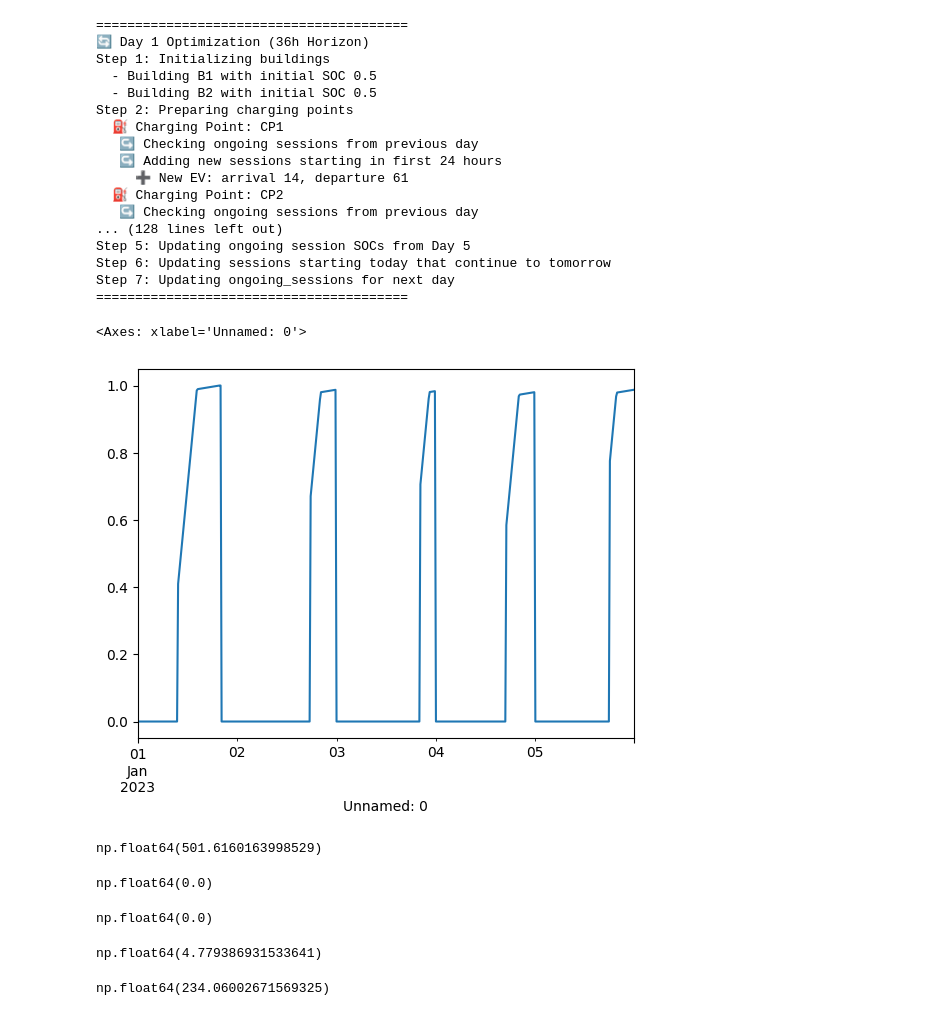
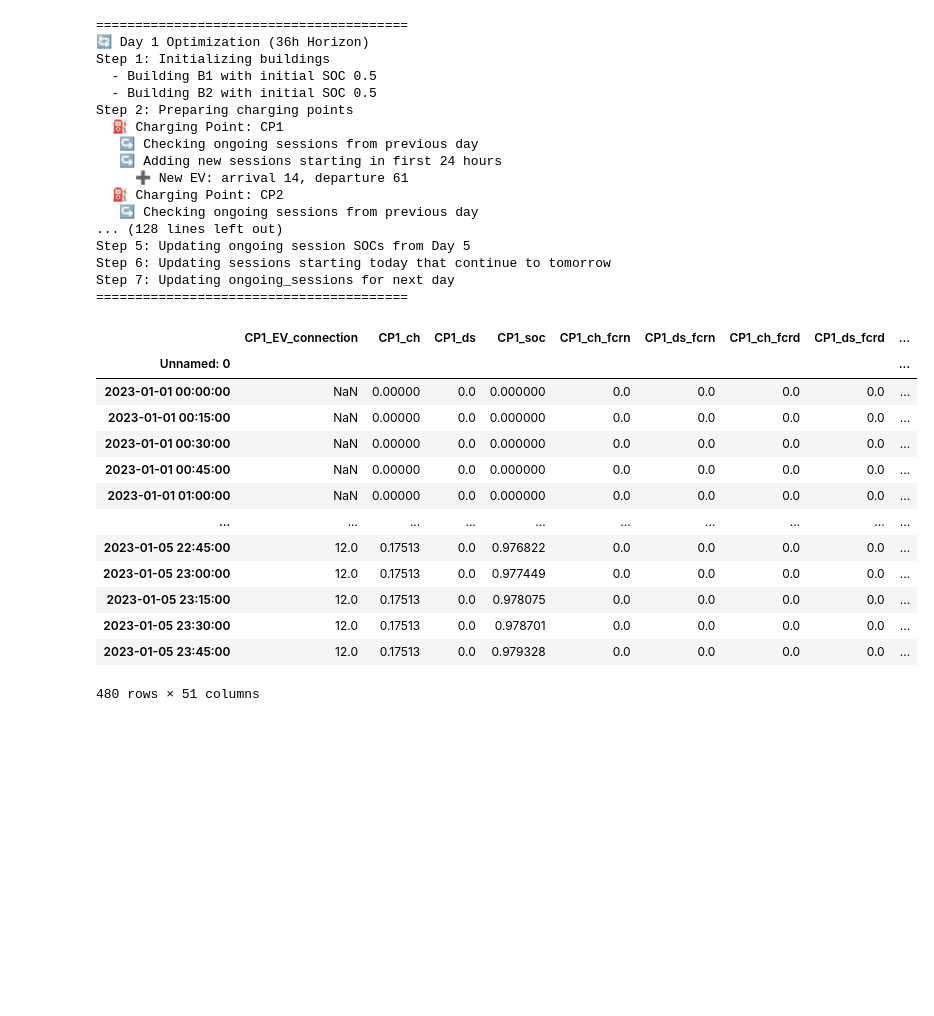
Before and after one commit to SaraAboebeid/ECOM-Tool, a Jupyter notebook: LEC-Opt-with_aging_FCRN_FCRD_15min.ipynb, the cells around one changed output. Drawn from its saved outputs; the diff is of its cells as text; code cells hidden in the pictures; blank space fills up the shorter version.

Commit message:
added ev_id and reduced results file

```diff
--- a/LEC-Opt-with_aging_FCRN_FCRD_15min.ipynb
+++ b/LEC-Opt-with_aging_FCRN_FCRD_15min.ipynb
@@ -1110,7 +1205,7 @@ for day in range(days):
         print(f"  ⛽ Charging Point: {cp_name}")
         cp_df = charging_point_data[cp_name]
         capacities, max_powers, arrivals, departures = [], [], [], []
-        arrival_socs, desired_socs = [], []
+        arrival_socs, desired_socs, ev_ids = [], [], []
 
         # a) Add ongoing sessions
         print("   ↪ Checking ongoing sessions from previous day")
@@ -1125,8 +1220,9 @@ for day in range(days):
                 departures.append(min(dep_time, horizon_hours * 4))
                 arrival_socs.append(session['last_soc'])
                 desired_socs.append(session['desired_soc'])
+                ev_ids.append(session['ev_id'])
 
-                print(f"     ✅ Continued EV{idx}: dep_time_slot={dep_time}, SOC={session['last_soc']}")
+                print(f"     ✅ Continued EV{session['ev_id']}: dep_time_slot={dep_time}, SOC={session['last_soc']}")
                 if session['departure_time'] > end_time:
                     new_ongoing_sessions[cp_name].append(session)
 
@@ -1168,9 +1264,11 @@ for day in range(days):
 
             arrival_socs.append(row['Arrival SOC'])
             desired_socs.append(row['Desired SOC'])
+            ev_ids.append(row['ev_id'])
 
         charging_point_list.append(charging_point(
             name=cp_name,
+            ev_id = ev_ids,
             ev_capacity=capacities,
             ev_max_power=max_powers,
             ev_arrival=arrivals,
@@ -1289,27 +1387,19 @@ Step 6: Updating sessions starting today that continue to tomorrow
 Step 7: Updating ongoing_sessions for next day
 ========================================
 # %%
-rolling_results['CP2_ev0_soc'].plot()
+rolling_results
 # %% [output]
+|  | CP1_EV_connection | CP1_ch | CP1_ds | CP1_soc | CP1_ch_fcrn | CP1_ds_fcrn | CP1_ch_fcrd | CP1_ds_fcrd | ... |
+| Unnamed: 0 |  |  |  |  |  |  |  |  | ... |
+| 2023-01-01 00:00:00 | NaN | 0.00000 | 0.0 | 0.000000 | 0.0 | 0.0 | 0.0 | 0.0 | ... |
+| 2023-01-01 00:15:00 | NaN | 0.00000 | 0.0 | 0.000000 | 0.0 | 0.0 | 0.0 | 0.0 | ... |
+| 2023-01-01 00:30:00 | NaN | 0.00000 | 0.0 | 0.000000 | 0.0 | 0.0 | 0.0 | 0.0 | ... |
+| 2023-01-01 00:45:00 | NaN | 0.00000 | 0.0 | 0.000000 | 0.0 | 0.0 | 0.0 | 0.0 | ... |
+| 2023-01-01 01:00:00 | NaN | 0.00000 | 0.0 | 0.000000 | 0.0 | 0.0 | 0.0 | 0.0 | ... |
+| ... | ... | ... | ... | ... | ... | ... | ... | ... | ... |
+| 2023-01-05 22:45:00 | 12.0 | 0.17513 | 0.0 | 0.976822 | 0.0 | 0.0 | 0.0 | 0.0 | ... |
+| 2023-01-05 23:00:00 | 12.0 | 0.17513 | 0.0 | 0.977449 | 0.0 | 0.0 | 0.0 | 0.0 | ... |
+| 2023-01-05 23:15:00 | 12.0 | 0.17513 | 0.0 | 0.978075 | 0.0 | 0.0 | 0.0 | 0.0 | ... |
+| 2023-01-05 23:30:00 | 12.0 | 0.17513 | 0.0 | 0.978701 | 0.0 | 0.0 | 0.0 | 0.0 | ... |
+| 2023-01-05 23:45:00 | 12.0 | 0.17513 | 0.0 | 0.979328 | 0.0 | 0.0 | 0.0 | 0.0 | ... |
-<Axes: xlabel='Unnamed: 0'>
+480 rows × 51 columns
-[figure, removed]
-# %%
-rolling_results['Overall cost'].sum()
-# %% [output]
-np.float64(501.6160163998529)
-# %%
-rolling_results['FCRN returns'].sum()
-# %% [output]
-np.float64(0.0)
-# %%
-rolling_results['FCRD returns'].sum()
-# %% [output]
-np.float64(0.0)
-# %%
-rolling_results['Supplier cost'].sum()
-# %% [output]
-np.float64(4.779386931533641)
-# %%
-rolling_results['DSO cost'].sum()
-# %% [output]
-np.float64(234.06002671569325)
```
Also changed, not shown: parts of 5 cells of this notebook, 1 other file.
